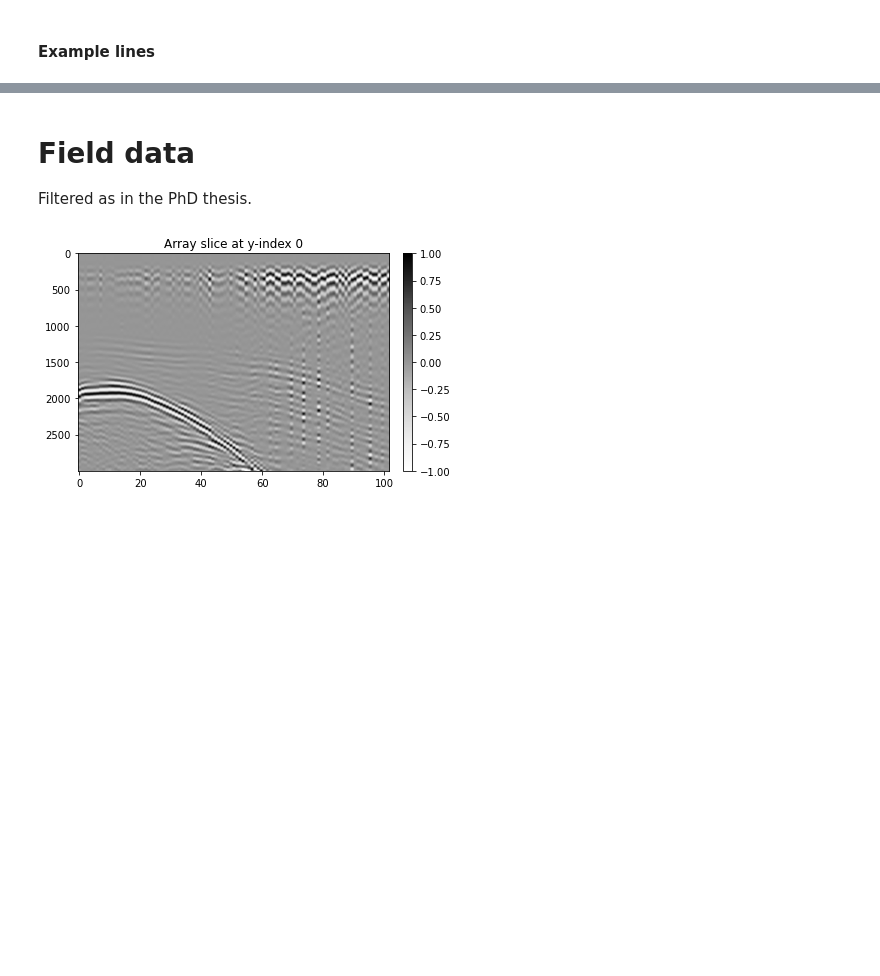
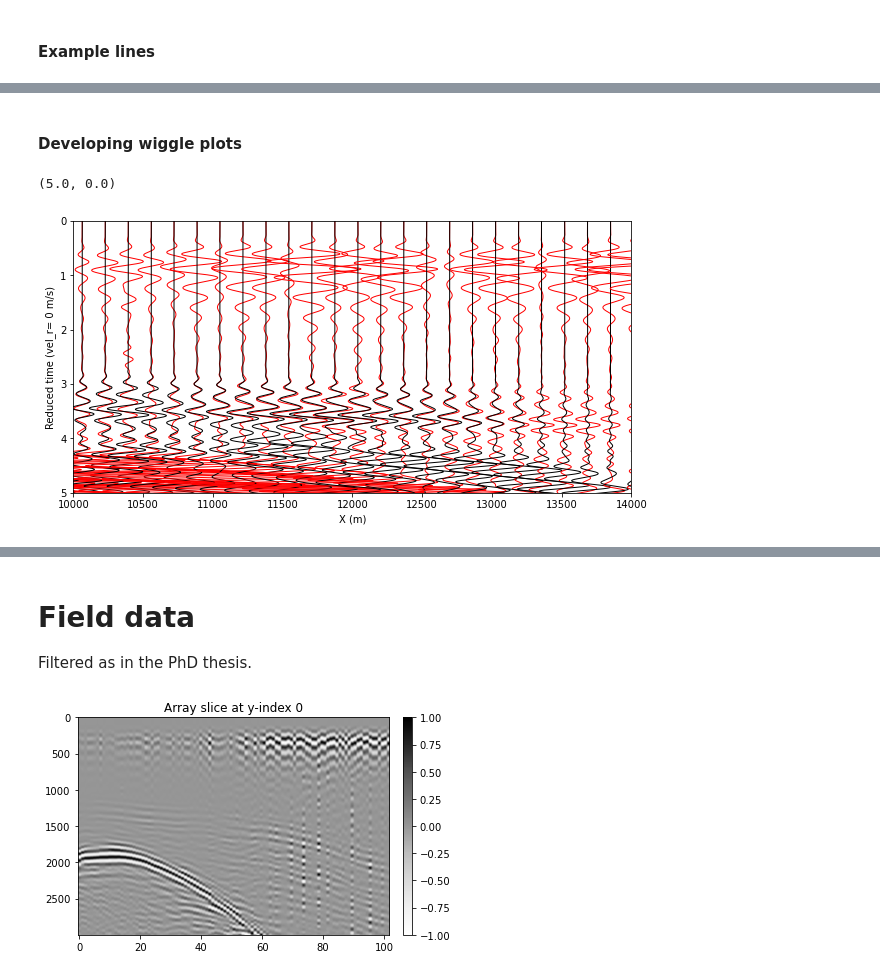
Before and after one commit to kmch/Kolumbo-FWI, a Jupyter notebook: notebooks/Data_fit.ipynb, the cells around one changed output, grey strips where cells are left out. Drawn from its saved outputs; the diff is of its cells as text; code cells hidden in the pictures; blank space fills up the shorter version.

```diff
--- a/notebooks/Data_fit.ipynb
+++ b/notebooks/Data_fit.ipynb
@@ -61,0 +90,2 @@ ep = 8
+# %% [markdown]
+#### Developing wiggle plots
@@ -61,0 +94,32 @@ ep = 8
+# %%
+def compare_wiggles(sgy1, sgy2, tracf, ep, dt=0.0025,
+                    A1=100, A2=100,
+                    tmin=None, tmax=None,
+                 vel_red = 5000, # reduction velocity (m/s)
+                 lw = 1, l1='field', l2=None, c_line1 = 'r', c_line2='k', figsize=(10,5),
+                cmap='Greys', vmin=None, vmax=None):
+    from fwipy.ndat.arrays import Arr2d, modify_array, interleave_arrays
+    a1 = modify_array(sgy1.read(win=dict(tracf=[tracf],ep=[ep]), overwrite=0)[:,0,:], norm='max')
+    a2 = modify_array(sgy2.read(win=dict(tracf=[tracf],ep=[ep]), overwrite=0)[:,0,:], norm='max')
+    ntr, ns = a1.shape
+    h = sgy1.read_header(overwrite=0)
+    h = h.loc[(h.tracf==tracf) & (h.ep==ep)]
+    fig, ax = plt.subplots(figsize=figsize)
+    for i, x in enumerate(h.sx):
+        if abs(vel_red) > 1e-3:
+            t = np.arange(0, ns) * dt - x / vel_red
+        else:
+            t = np.arange(0, ns) * dt
+        offset_weight = h.offset[h.offset.index[i]] / 8000
+        ax.plot(x + a1[i] * offset_weight * A1, t, color=c_line1, lw=lw, label=l1)
+        ax.plot(x + a2[i] * offset_weight * A2, t, color=c_line2, lw=lw, label=l2)
+    ax.invert_yaxis()
+    plt.xlabel('X (m)')
+    plt.ylabel('Reduced time (vel_r= %s m/s)' % vel_red)
+compare_wiggles(sgyobs, sgy160, tracf, ep, vel_red=0, A1=1000, A2=200)
+plt.xlim(1e4, 1.4e4)
+plt.ylim(5,0)
+# plt.
+# %% [output]
+(5.0, 0.0)
+[figure, added]
```
Also changed, not shown: parts of 17 cells of this notebook.
